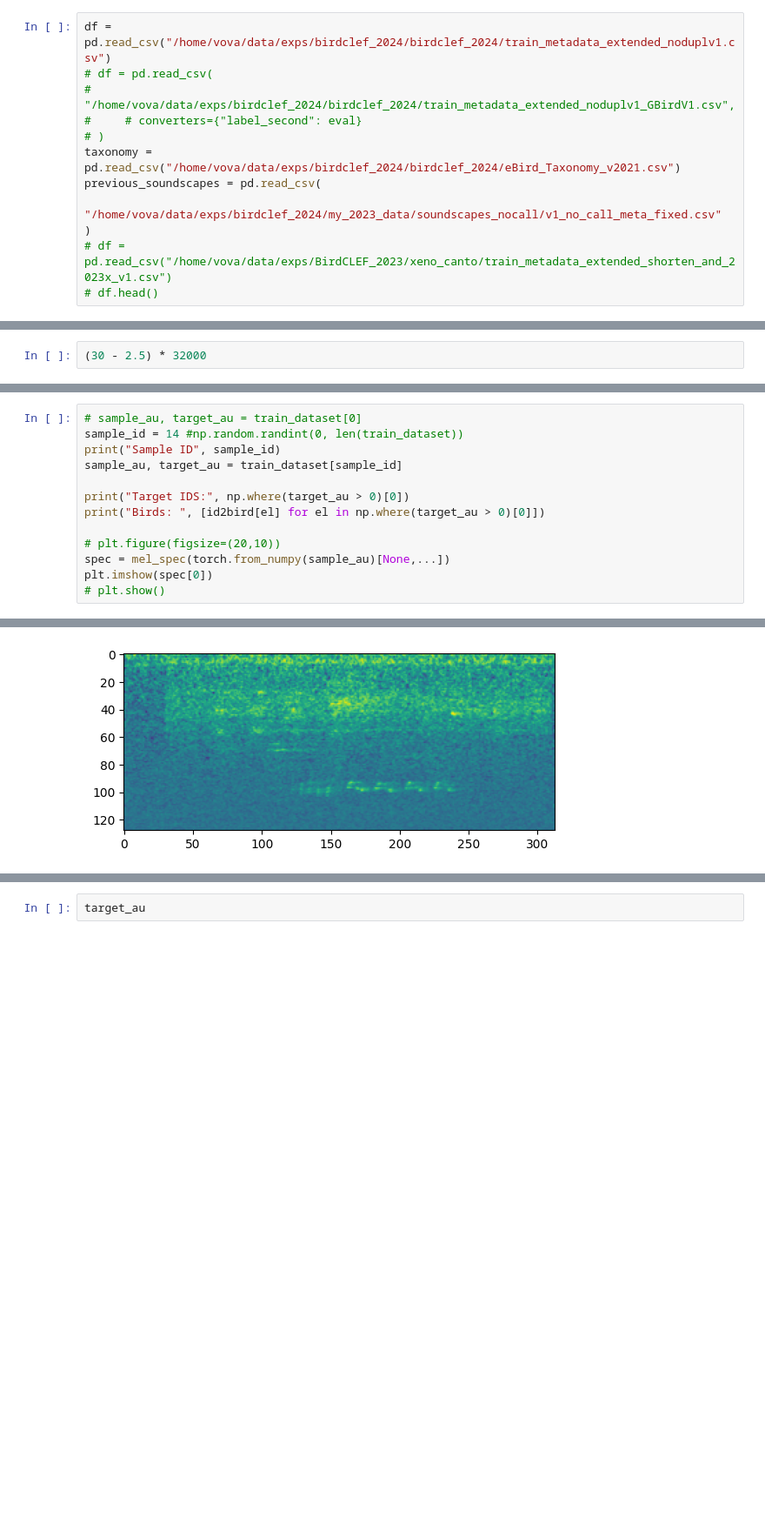
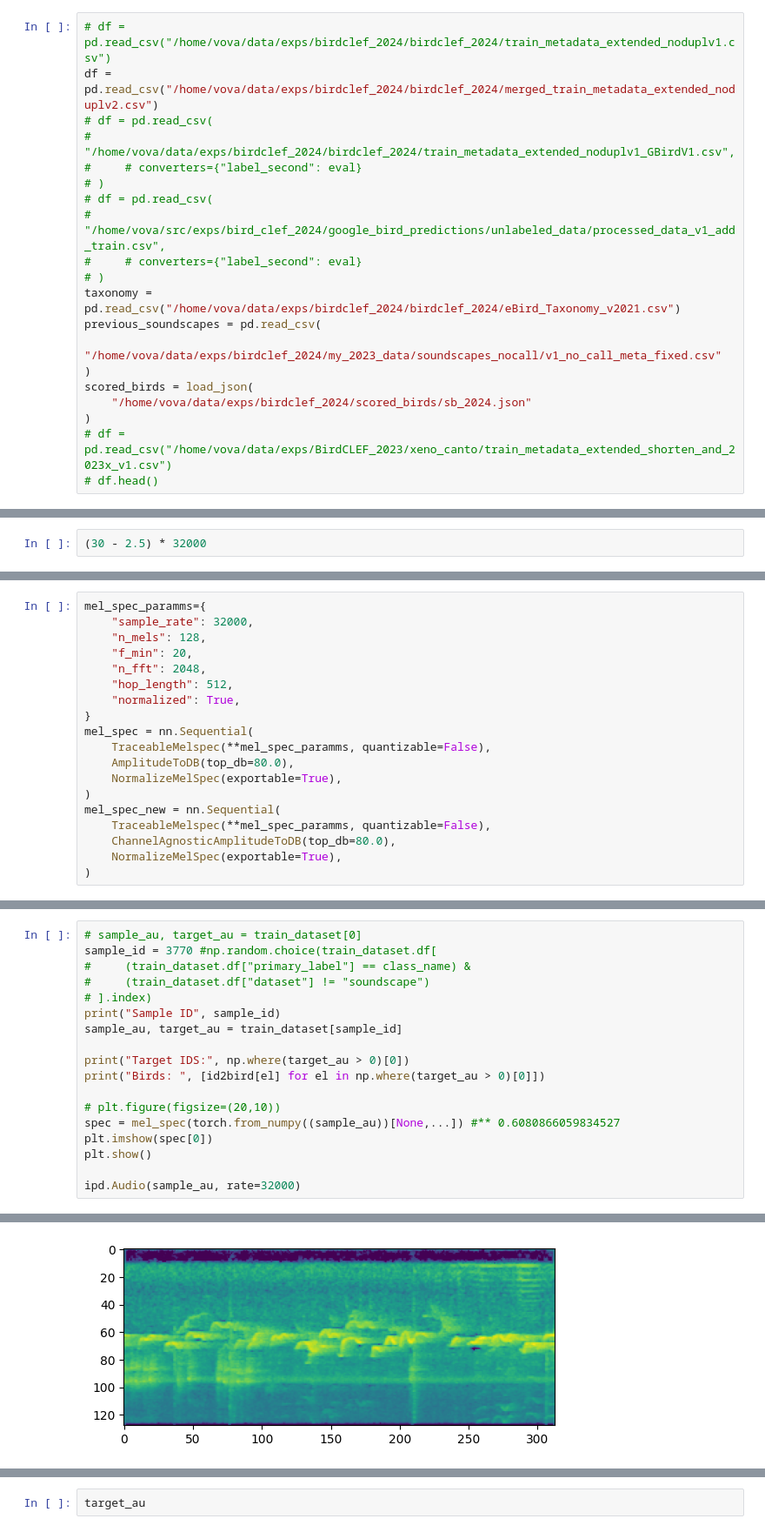
Before and after one commit to VSydorskyy/BirdCLEF_2025_2nd_place, a Jupyter notebook: notebooks/test_modules.ipynb, the cells around one changed output, grey strips where cells are left out. Shown at 87% size. Saved outputs shown, nothing was run; the diff lists cells and outputs as text; blank space fills up the shorter version.

```diff
--- a/notebooks/test_modules.ipynb
+++ b/notebooks/test_modules.ipynb
@@ -103,15 +142,23 @@ def sample_uniformly_np_index(merged_intervals):
 
     raise RuntimeError("sample_uniformly_np_index was not able to pick chunk")
 # %%
-df = pd.read_csv("/home/vova/data/exps/birdclef_2024/birdclef_2024/train_metadata_extended_noduplv1.csv")
+# df = pd.read_csv("/home/vova/data/exps/birdclef_2024/birdclef_2024/train_metadata_extended_noduplv1.csv")
+df = pd.read_csv("/home/vova/data/exps/birdclef_2024/birdclef_2024/merged_train_metadata_extended_noduplv2.csv")
 # df = pd.read_csv(
 #     "/home/vova/data/exps/birdclef_2024/birdclef_2024/train_metadata_extended_noduplv1_GBirdV1.csv",
+#     # converters={"label_second": eval}
+# )
+# df = pd.read_csv(
+#     "/home/vova/src/exps/bird_clef_2024/google_bird_predictions/unlabeled_data/processed_data_v1_add_train.csv",
 #     # converters={"label_second": eval}
 # )
 taxonomy = pd.read_csv("/home/vova/data/exps/birdclef_2024/birdclef_2024/eBird_Taxonomy_v2021.csv")
 previous_soundscapes = pd.read_csv(
     "/home/vova/data/exps/birdclef_2024/my_2023_data/soundscapes_nocall/v1_no_call_meta_fixed.csv"
 )
+scored_birds = load_json(
+    "/home/vova/data/exps/birdclef_2024/scored_birds/sb_2024.json"
+)
 # df = pd.read_csv("/home/vova/data/exps/BirdCLEF_2023/xeno_canto/train_metadata_extended_shorten_and_2023x_v1.csv")
 # df.head()
 # %%
@@ -490,0 +574,19 @@ int((27.35021875 - 5) * 32000)
+# %%
+mel_spec_paramms={
+    "sample_rate": 32000,
+    "n_mels": 128,
+    "f_min": 20,
+    "n_fft": 2048,
+    "hop_length": 512,
+    "normalized": True,
+}
+mel_spec = nn.Sequential(
+    TraceableMelspec(**mel_spec_paramms, quantizable=False),
+    AmplitudeToDB(top_db=80.0),
+    NormalizeMelSpec(exportable=True),
+)
+mel_spec_new = nn.Sequential(
+    TraceableMelspec(**mel_spec_paramms, quantizable=False),
+    ChannelAgnosticAmplitudeToDB(top_db=80.0),
+    NormalizeMelSpec(exportable=True),
+)
@@ -491,6 +621,9 @@ int((27.35021875 - 5) * 32000)
 # %%
 # sample_au, target_au = train_dataset[0]
-sample_id = 14 #np.random.randint(0, len(train_dataset))
+sample_id = 3770 #np.random.choice(train_dataset.df[
+#     (train_dataset.df["primary_label"] == class_name) &
+#     (train_dataset.df["dataset"] != "soundscape")
+# ].index)
 print("Sample ID", sample_id)
 sample_au, target_au = train_dataset[sample_id]
 
@@ -498,7 +631,9 @@ print("Target IDS:", np.where(target_au > 0)[0])
 print("Birds: ", [id2bird[el] for el in np.where(target_au > 0)[0]])
 
 # plt.figure(figsize=(20,10))
-spec = mel_spec(torch.from_numpy(sample_au)[None,...])
+spec = mel_spec(torch.from_numpy((sample_au))[None,...]) #** 0.6080866059834527
 plt.imshow(spec[0])
-# plt.show()
+plt.show()
+
+ipd.Audio(sample_au, rate=32000)
 # %% [output]
@@ -512 +641 @@ Birds:  ['asbfly']
-[figure, old version]
+[figure, new version]
```
Also changed, not shown: parts of 60 cells of this notebook, 39 other files.
